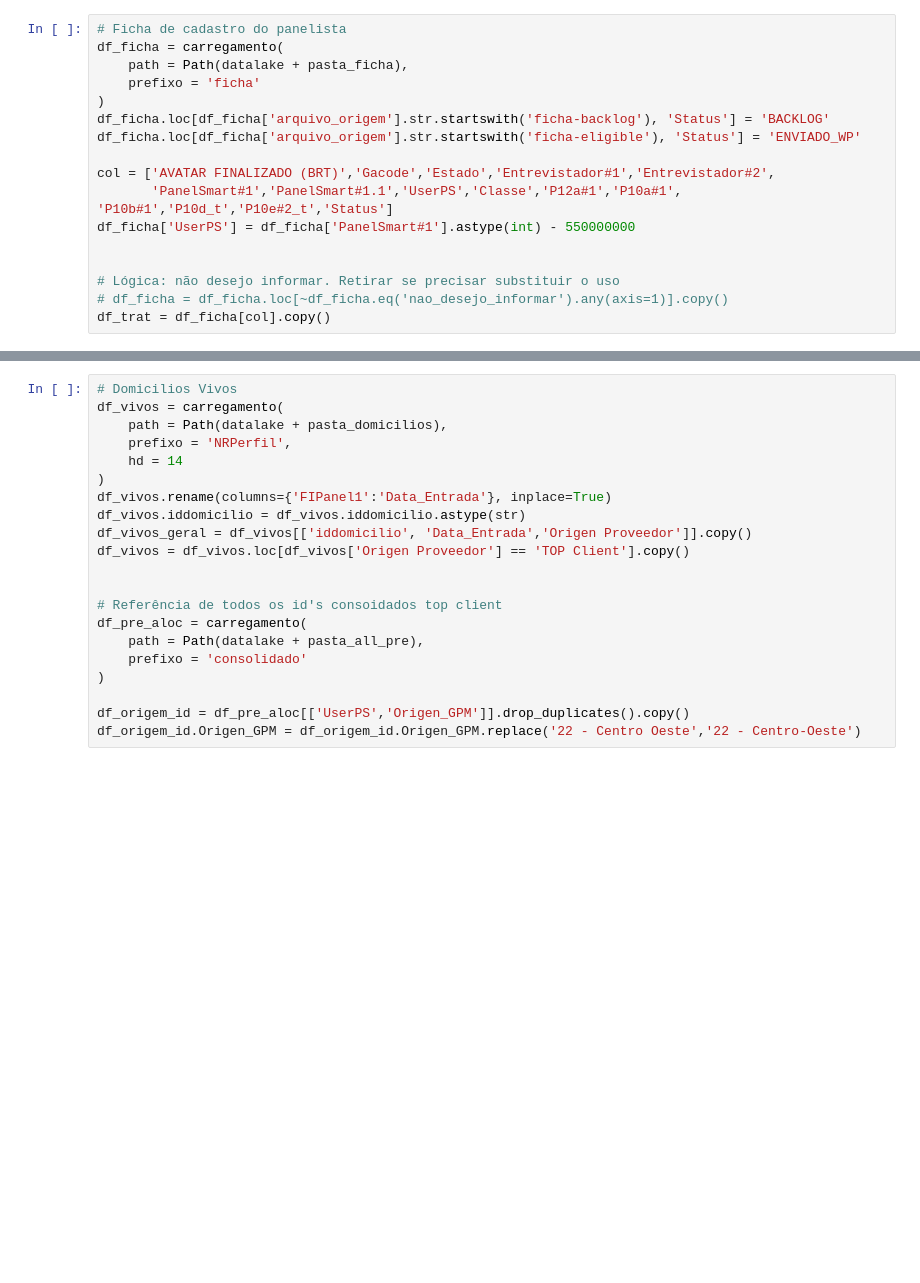
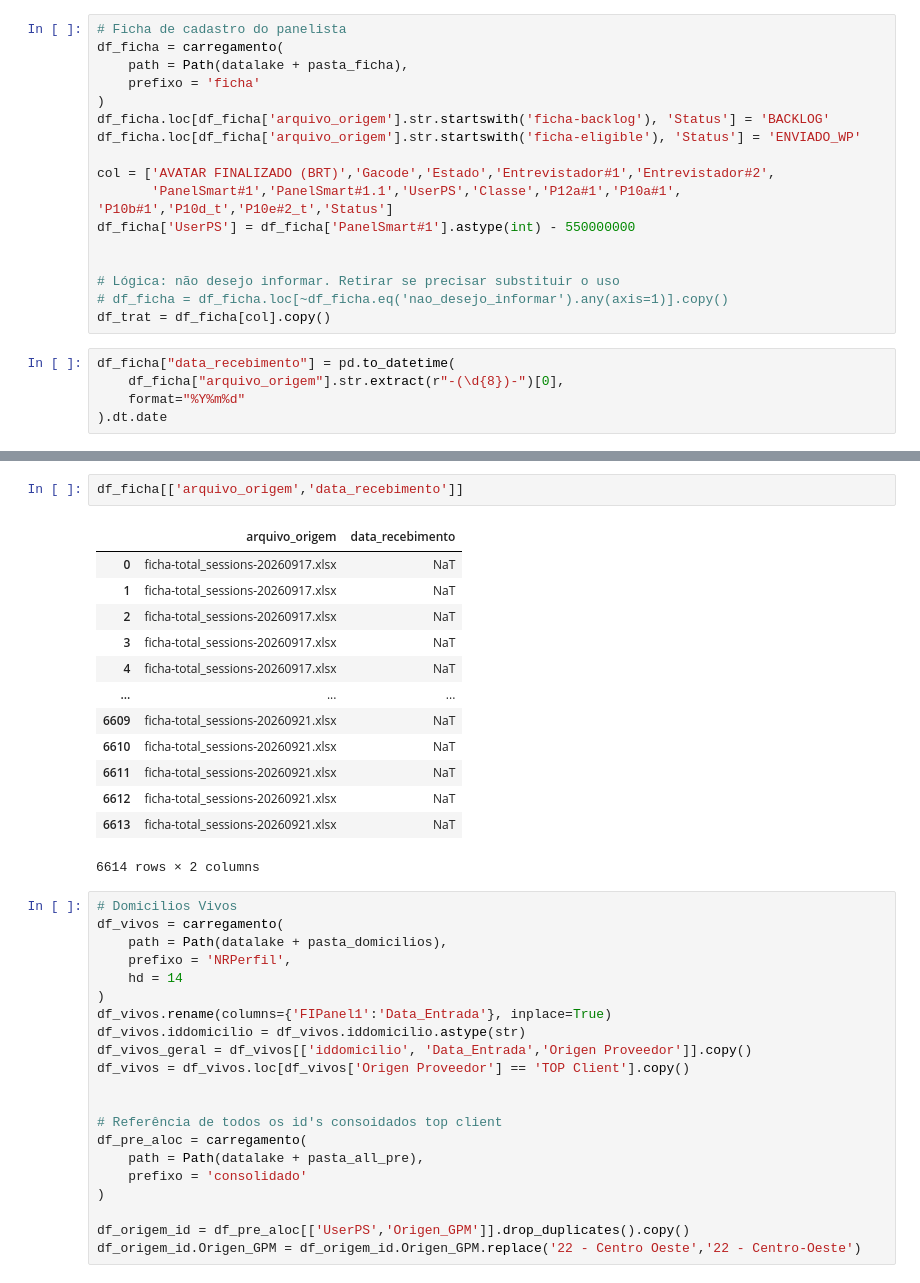
Before and after one commit to luizfari4s/wp_rct_atm_val_ficha_tc, a Jupyter notebook: stage.ipynb, the cells around one changed output, grey strips where cells are left out. Cells and saved outputs as stored; diff of their text form; blank space fills up the shorter version.

```diff
--- a/stage.ipynb
+++ b/stage.ipynb
@@ -224,3 +224,8 @@ df_ficha['UserPS'] = df_ficha['PanelSmart#1'].astype(int) - 550000000
 # Lógica: não desejo informar. Retirar se precisar substituir o uso
 # df_ficha = df_ficha.loc[~df_ficha.eq('nao_desejo_informar').any(axis=1)].copy()
 df_trat = df_ficha[col].copy()
+# %%
+df_ficha["data_recebimento"] = pd.to_datetime(
+    df_ficha["arquivo_origem"].str.extract(r"-(\d{8})-")[0],
+    format="%Y%m%d"
+).dt.date
@@ -227,3 +243,19 @@ df_trat = df_ficha[col].copy()
+# %%
+df_ficha[['arquivo_origem','data_recebimento']]
+# %% [output]
+|  | arquivo_origem | data_recebimento |
+| 0 | ficha-total_sessions-20260917.xlsx | NaT |
+| 1 | ficha-total_sessions-20260917.xlsx | NaT |
+| 2 | ficha-total_sessions-20260917.xlsx | NaT |
+| 3 | ficha-total_sessions-20260917.xlsx | NaT |
+| 4 | ficha-total_sessions-20260917.xlsx | NaT |
+| ... | ... | ... |
+| 6609 | ficha-total_sessions-20260921.xlsx | NaT |
+| 6610 | ficha-total_sessions-20260921.xlsx | NaT |
+| 6611 | ficha-total_sessions-20260921.xlsx | NaT |
+| 6612 | ficha-total_sessions-20260921.xlsx | NaT |
+| 6613 | ficha-total_sessions-20260921.xlsx | NaT |
+6614 rows × 2 columns
 # %%
 # Domicilios Vivos
 df_vivos = carregamento(
```
Also changed, not shown: parts of 5 cells of this notebook, 2 other files.
